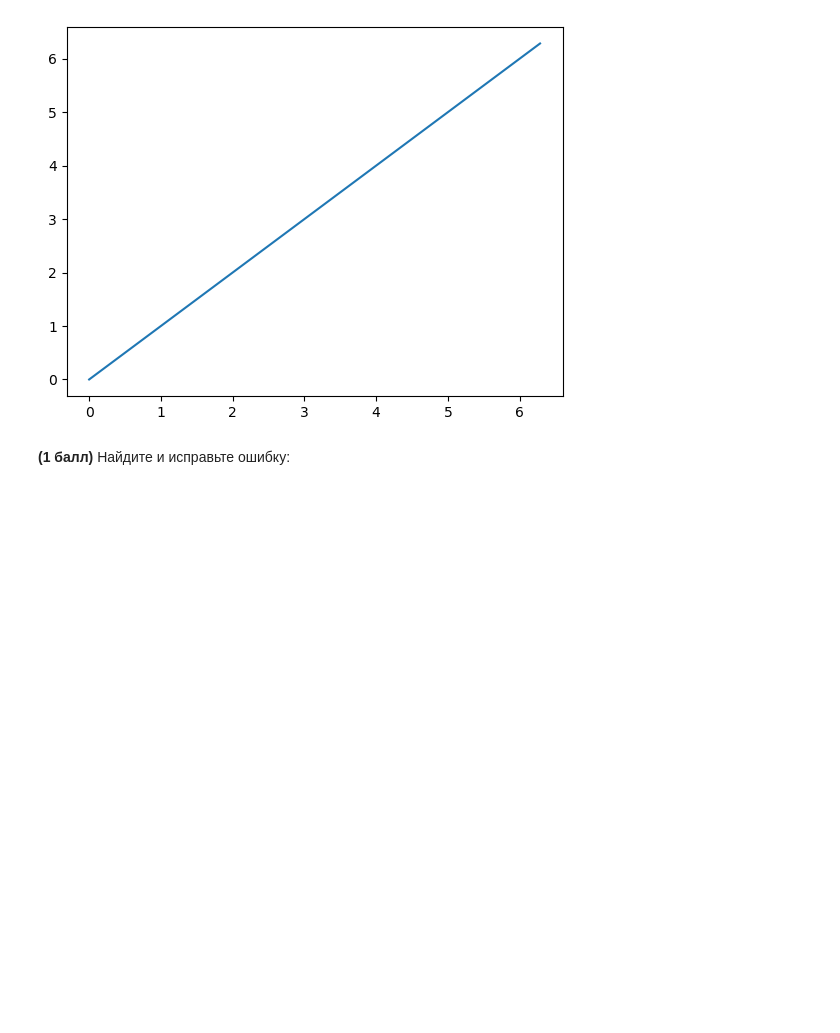
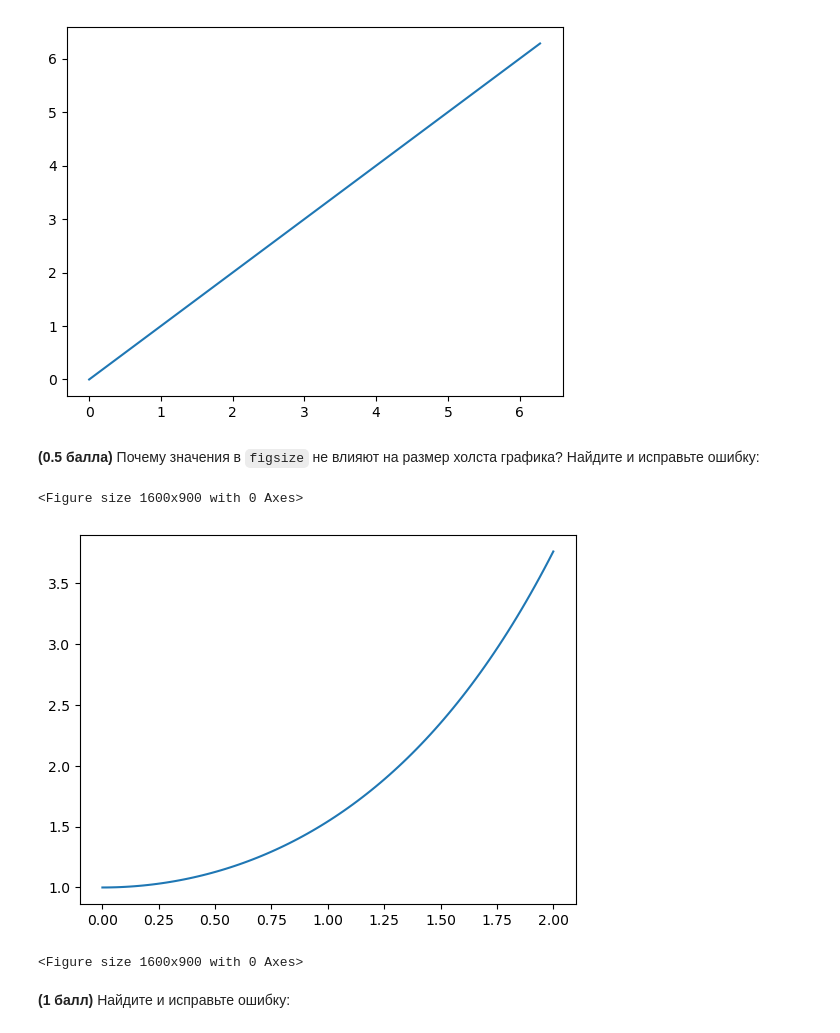
Before and after one commit to teimy/geohse-python, a Jupyter notebook: Practices/Practice7/Practice7.ipynb, the cells around one changed output. Drawn from its saved outputs; the diff is of its cells as text; code cells hidden in the pictures; blank space fills up the shorter version.

```diff
--- a/Practices/Practice7/Practice7.ipynb
+++ b/Practices/Practice7/Practice7.ipynb
@@ -209,6 +209,19 @@ plt.plot(x, x)
 # %% [output]
 [<matplotlib.lines.Line2D at 0x...>]
 [figure]
+# %% [markdown]
+**(0.5 балла)** Почему значения в `figsize` не влияют на размер холста графика? Найдите и исправьте ошибку:
+# %%
+x = np.linspace(0, 2, 100)
+y = np.cosh(x)
+
+plt.plot(x, y)
+
+plt.figure(figsize=(16,9))
+# %% [output]
+<Figure size 1600x900 with 0 Axes>
+[figure, added]
+<Figure size 1600x900 with 0 Axes>
 # %% [markdown]
 **(1 балл)** Найдите и исправьте ошибку:
 # %%
```
Also changed, not shown: parts of 3 cells of this notebook.
